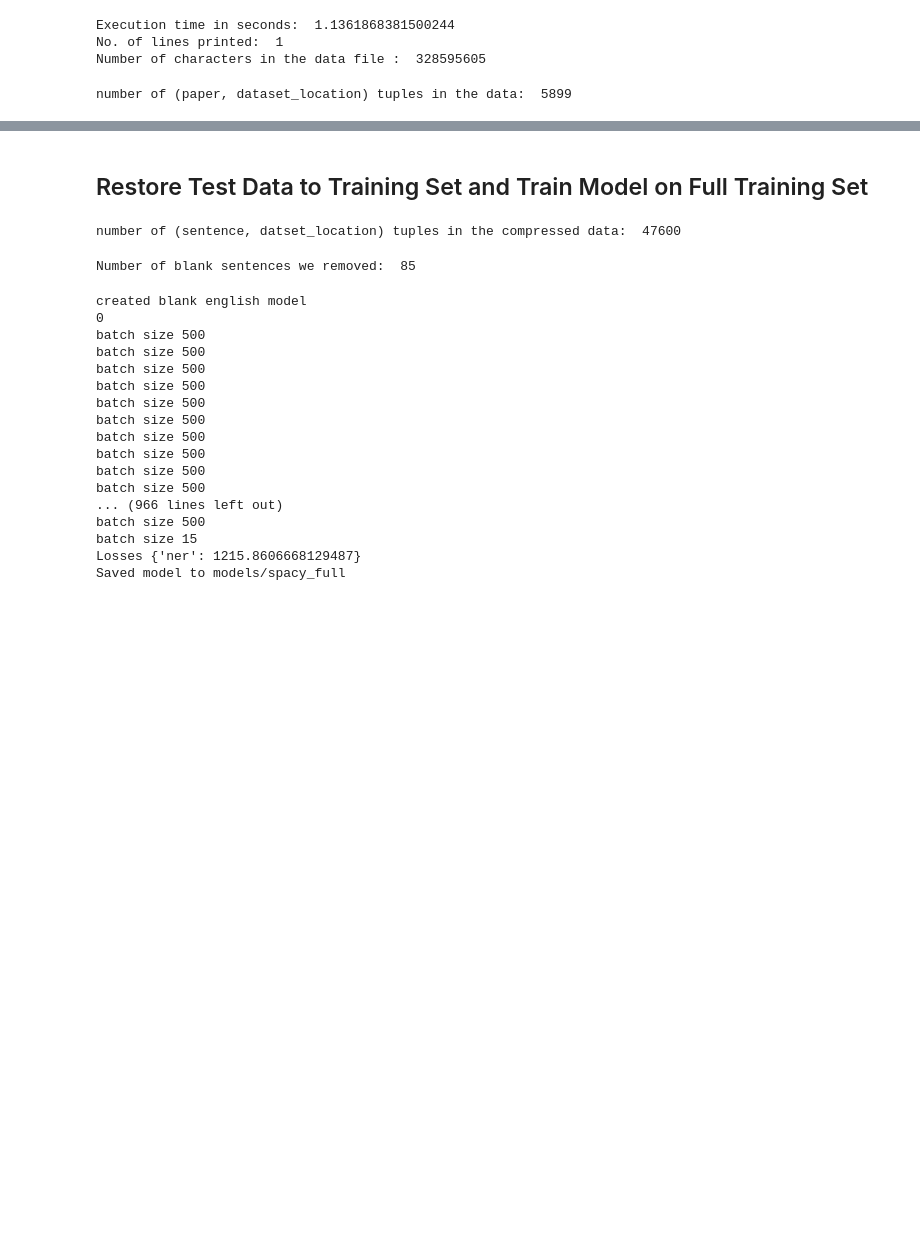
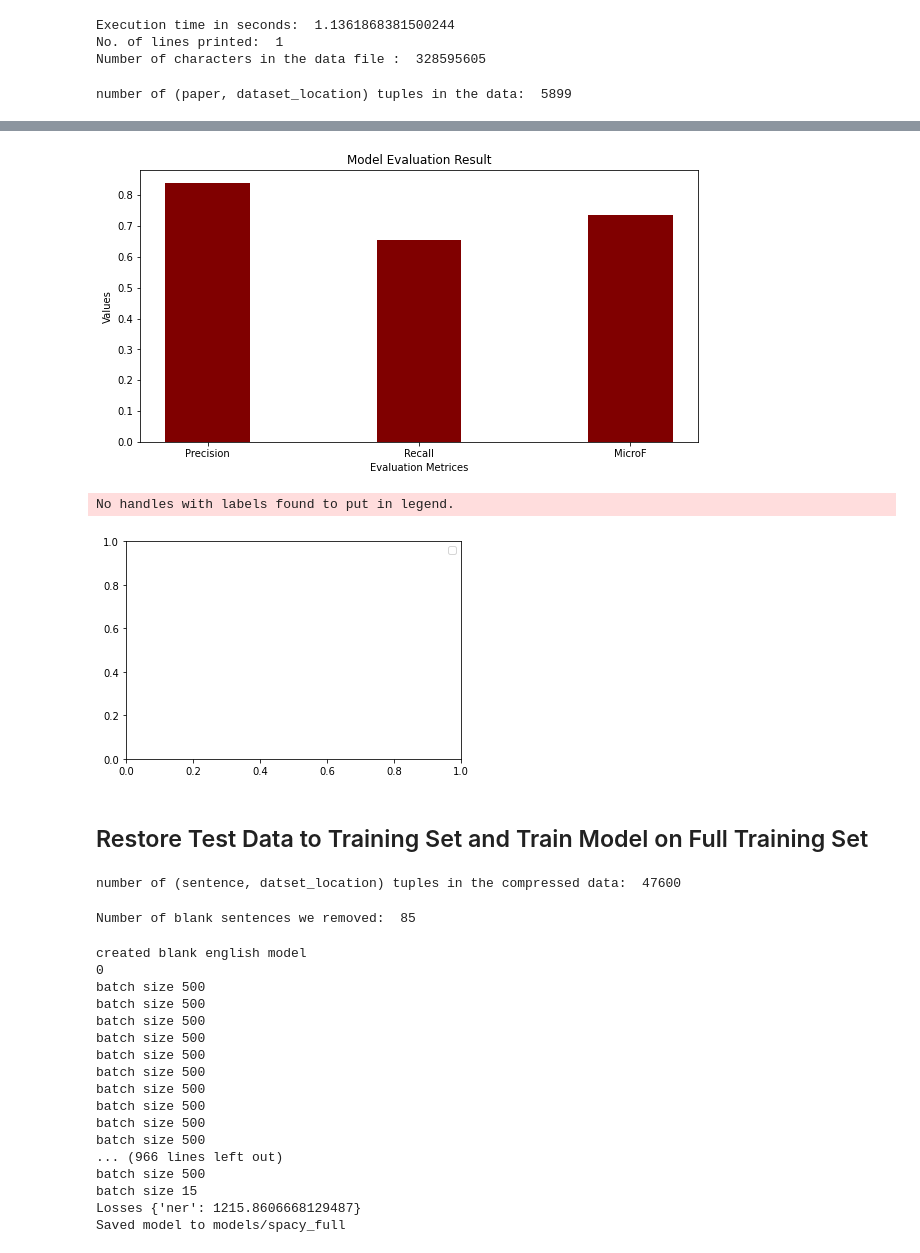
Before and after one commit to ajag408/ASKus, a Jupyter notebook: ASKus_spaCy.ipynb, the cells around one changed output, grey strips where cells are left out. Drawn from its saved outputs; the diff is of its cells as text; code cells hidden in the pictures; blank space fills up the shorter version.

```diff
--- a/ASKus_spaCy.ipynb
+++ b/ASKus_spaCy.ipynb
@@ -526,3 +552,27 @@ Micro F0.5:  0.787878787878788
+# %%
+# set width of bar
+plotData = {'Precision': 0.839779005524862, 'Recall':0.6551724137931034, 'MicroF': 0.7360774818401937}
+
+#make list for x and y axis
+evalMetrices = list(plotData.keys())
+evalValues = list(plotData.values())
+
+fig = plt.figure(figsize = (10, 5))
+
+plt.bar(evalMetrices, evalValues, color ='maroon',
+        width = 0.4)
+
+plt.xlabel("Evaluation Metrices")
+plt.ylabel("Values")
+plt.title("Model Evaluation Result")
+plt.show()
+
+# plt.legend()
+plt.show()
+# %% [output]
+[figure, added]
+No handles with labels found to put in legend.
+[figure, added]
 # %% [markdown]
 ## Restore Test Data to Training Set and Train Model on Full Training Set
 # %%
```
Also changed, not shown: parts of 19 cells of this notebook.
